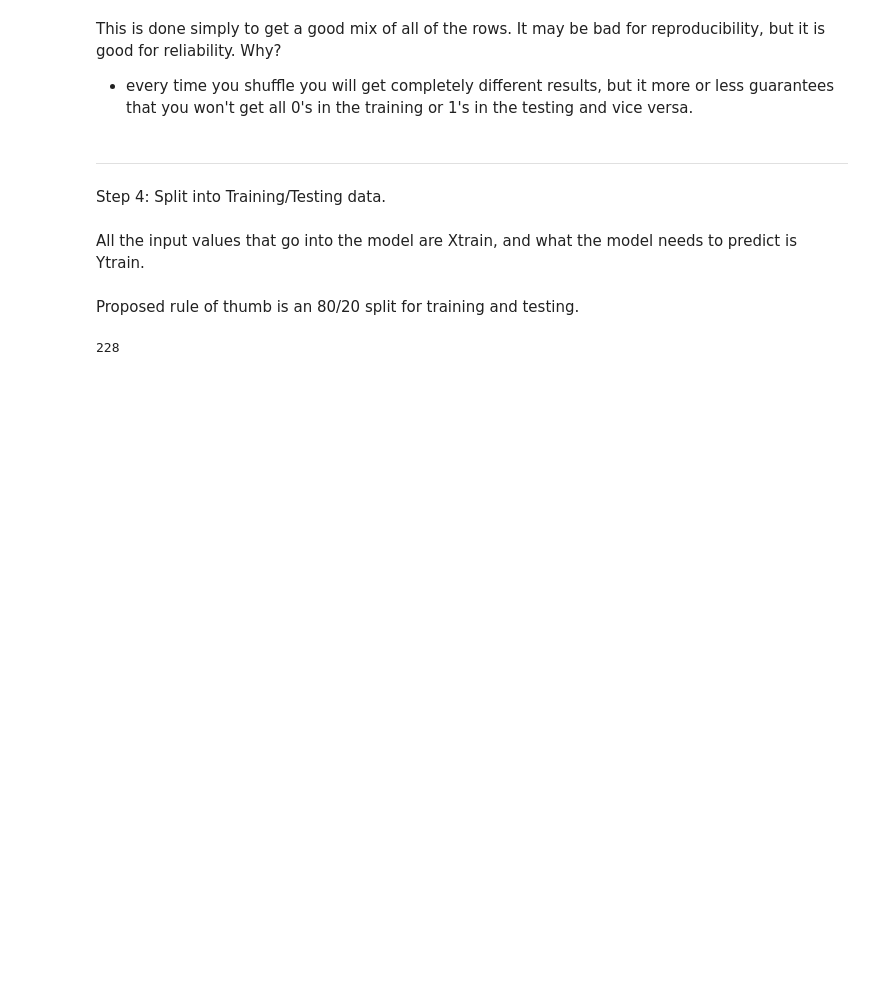
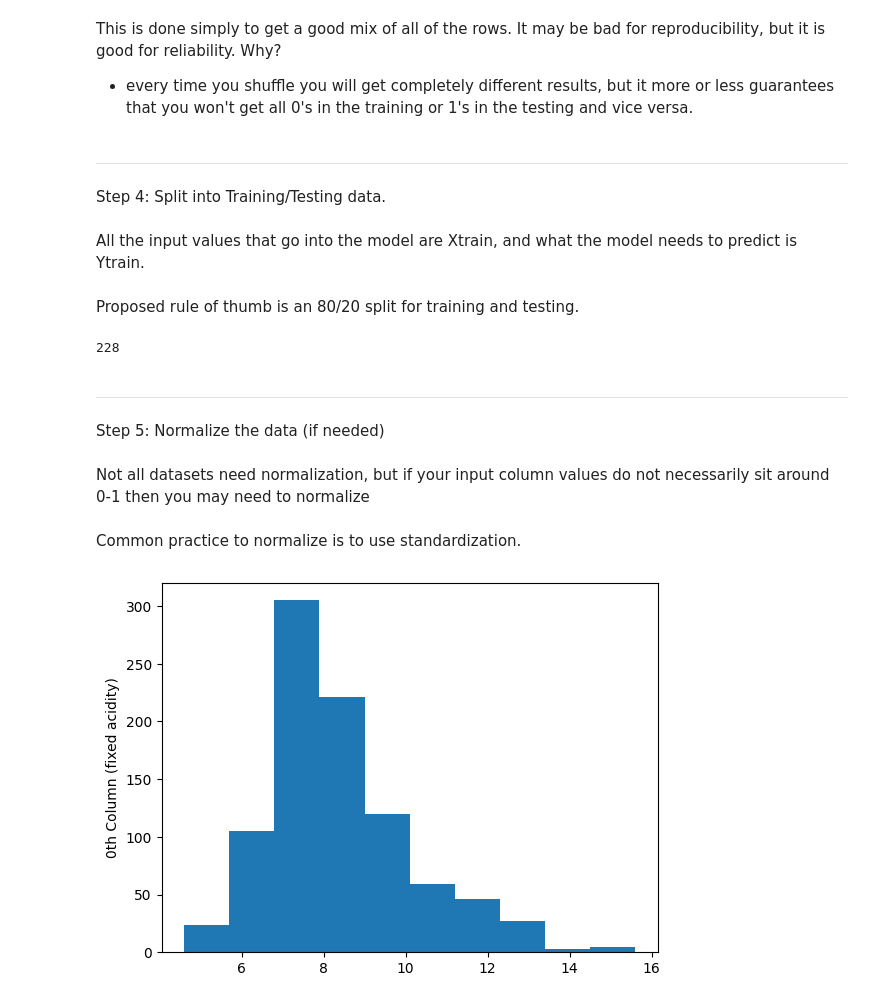
Before and after one commit to Jorwin-dev/machine-learning, a Jupyter notebook: neural-networks/Wine/neural_networks-wine.ipynb, the cells around one changed output. Drawn from its saved outputs; the diff is of its cells as text; code cells hidden in the pictures; blank space fills up the shorter version.

Commit message:
Data normalization

```diff
--- a/neural-networks/Wine/neural_networks-wine.ipynb
+++ b/neural-networks/Wine/neural_networks-wine.ipynb
@@ -147,5 +147,21 @@ XTEST = dataset[:index_20percent, :-1]  # Extract all columns except the last in
 YTEST = dataset[:index_20percent, -1]   # Extract last column only into y
 # %%
 # Take samples from 228 onwards (: indicates this)
-YTRAIN = dataset[index_20percent:, 0:-1]    # Extract all columns besides last
-YTEST = dataset[index_20percent:, -1]       # Extract only last
+XTRAIN = dataset[index_20percent:, 0:-1]    # Extract all columns besides last
+YTRAIN = dataset[index_20percent:, -1]       # Extract only last
+# %% [markdown]
+---
+# %% [markdown]
+Step 5: Normalize the data (if needed)
+# %% [markdown]
+Not all datasets need normalization, but if your input column values do not necessarily sit around 0-1 then you may need to normalize
+# %% [markdown]
+Common practice to normalize is to use standardization.
+# %%
+import matplotlib.pyplot as plt
+
+plt.hist(XTRAIN[:, 0])
+plt.ylabel('0th Column (fixed acidity)')
+plt.show()
+# %% [output]
+[figure, added]
```
Also changed, not shown: parts of 9 cells of this notebook.
